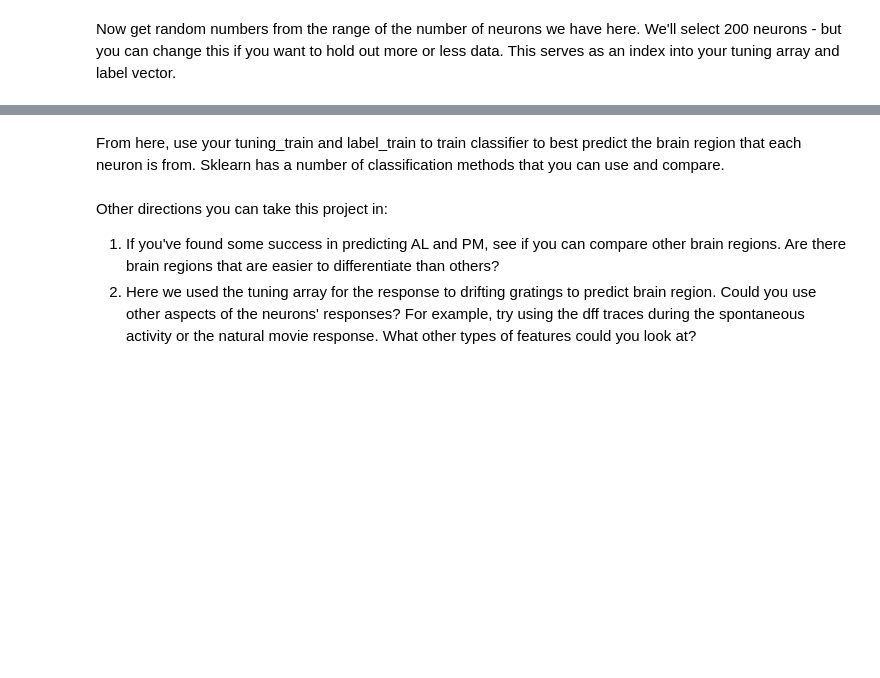
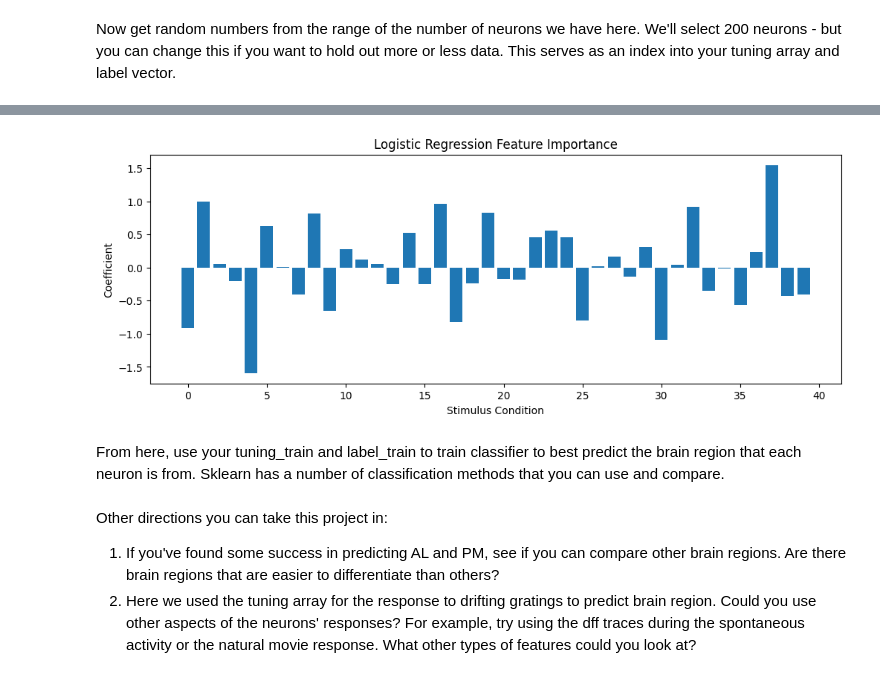
Before and after one commit to kerryjilak/TReND-CaMinA, a Jupyter notebook: notebooks/Kenya26/03-04-AllenTutorial/project_templates/test.ipynb, the cells around one changed output, grey strips where cells are left out. Drawn from its saved outputs; the diff is of its cells as text; code cells hidden in the pictures; blank space fills up the shorter version.

```diff
--- a/notebooks/Kenya26/03-04-AllenTutorial/project_templates/test.ipynb
+++ b/notebooks/Kenya26/03-04-AllenTutorial/project_templates/test.ipynb
@@ -367,3 +474,19 @@ len(label_train)
+# %%
+coefficients = log_reg.coef_[0]
+# %%
+plt.figure(figsize=(12,4))
+
+plt.bar(range(len(coefficients)), coefficients)
+
+plt.xlabel("Stimulus Condition")
+
+plt.ylabel("Coefficient")
+
+plt.title("Logistic Regression Feature Importance")
+
+plt.show()
+# %% [output]
+[figure, added]
 # %% [markdown]
 From here, use your tuning_train and label_train to train classifier to best predict the brain region that each neuron is from. Sklearn has a number of classification methods that you can use and compare.
 # %% [markdown]
```
Also changed, not shown: parts of 20 cells of this notebook.
